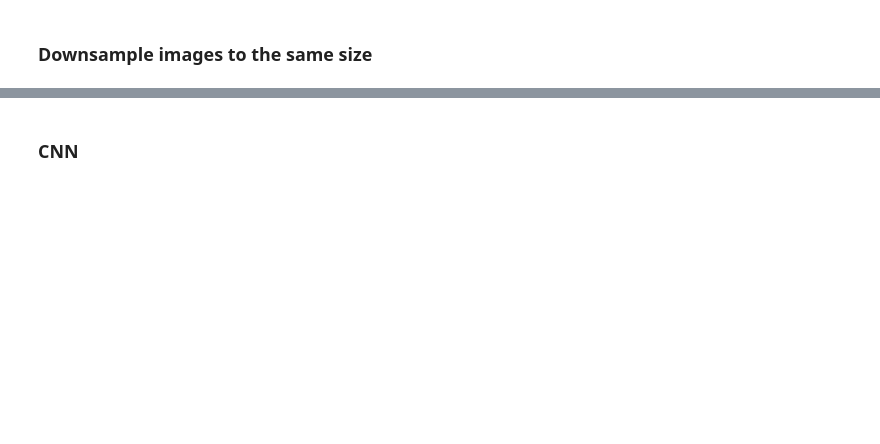
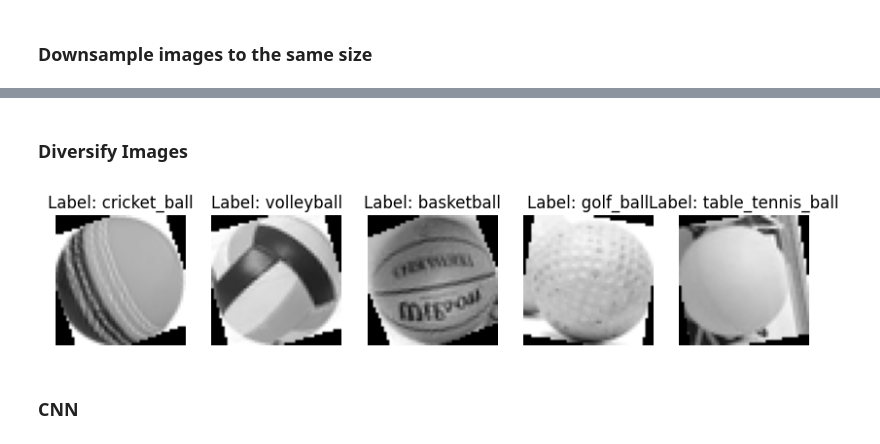
Before and after one commit to taylorj8/final_project, a Jupyter notebook: FinalProject.ipynb, the cells around one changed output, grey strips where cells are left out. Drawn from its saved outputs; the diff is of its cells as text; code cells hidden in the pictures; blank space fills up the shorter version.

```diff
--- a/FinalProject.ipynb
+++ b/FinalProject.ipynb
@@ -173,3 +196,33 @@ plt.show()
+# %% [markdown]
+### Diversify Images
+# %%
+from scipy.ndimage import rotate
+import random
+
+
+def augment_image(image):
+    # randomly rotate the image
+    angle = random.uniform(-30, 30)
+    rotated_image = rotate(image, angle, reshape=False)
+
+    # randomly flip the image
+    if random.choice([True, False]):
+        flipped_image = np.fliplr(rotated_image)
+    else:
+        flipped_image = np.flipud(rotated_image)
+
+    # pad to original size and return
+    return flipped_image
+
+# augment the images
+augmented_images = [augment_image(image) for image in downsampled_images]
+display_samples(augmented_images, ball_labels)
+
+# combine the original and augmented images
+all_images = np.concatenate((downsampled_images, np.array(augmented_images)))
+all_labels = np.concatenate((ball_labels, ball_labels))
+# %% [output]
+[figure, added]
 # %% [markdown]
 ### CNN
 # %%
```
Also changed, not shown: parts of 10 cells of this notebook, 1 other file.
